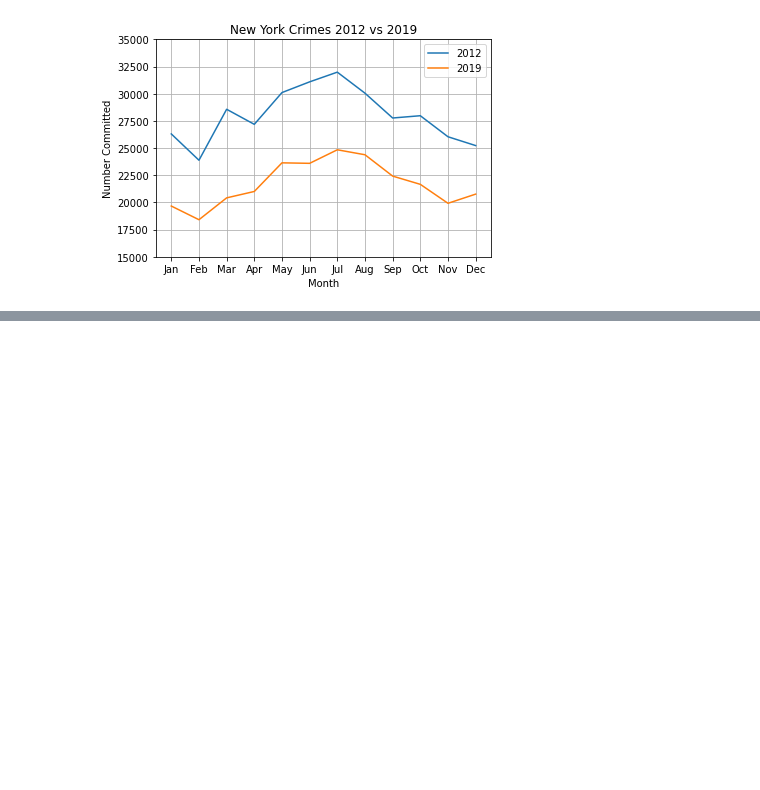
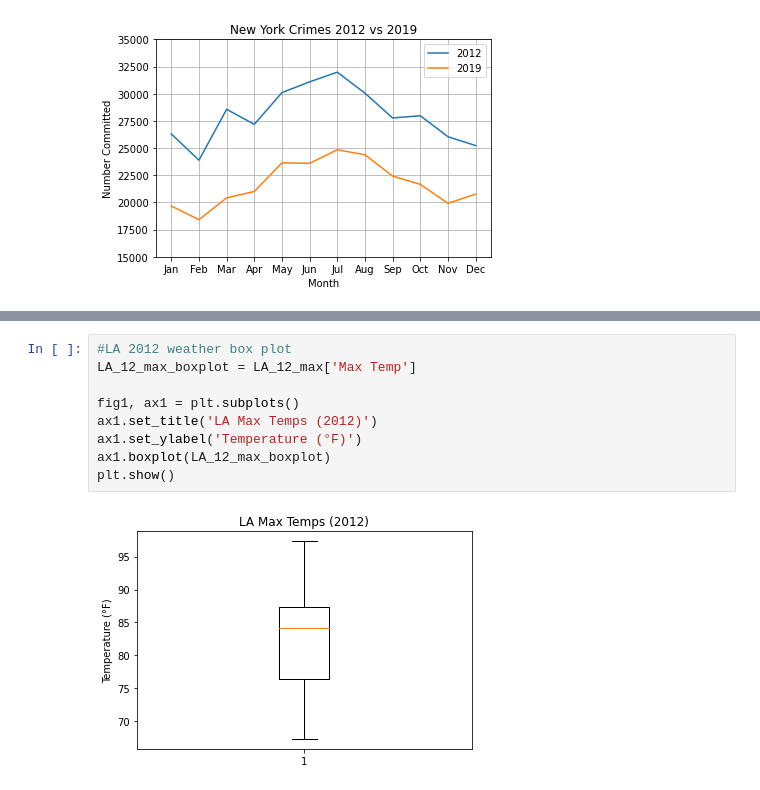
Before and after one commit to c-daily/UPenn_Project1, a Jupyter notebook: Final_Analysis.ipynb, the cells around one changed output, grey strips where cells are left out. Saved outputs shown, nothing was run; the diff lists cells and outputs as text; blank space fills up the shorter version.

```diff
--- a/Final_Analysis.ipynb
+++ b/Final_Analysis.ipynb
@@ -1191,0 +1221,11 @@ KeyboardInterrupt:
+# %%
+#LA 2012 weather box plot
+LA_12_max_boxplot = LA_12_max['Max Temp']
+
+fig1, ax1 = plt.subplots()
+ax1.set_title('LA Max Temps (2012)')
+ax1.set_ylabel('Temperature (°F)')
+ax1.boxplot(LA_12_max_boxplot)
+plt.show()
+# %% [output]
+[figure, added]
```
Also changed, not shown: parts of 47 cells of this notebook, 1 other file.
